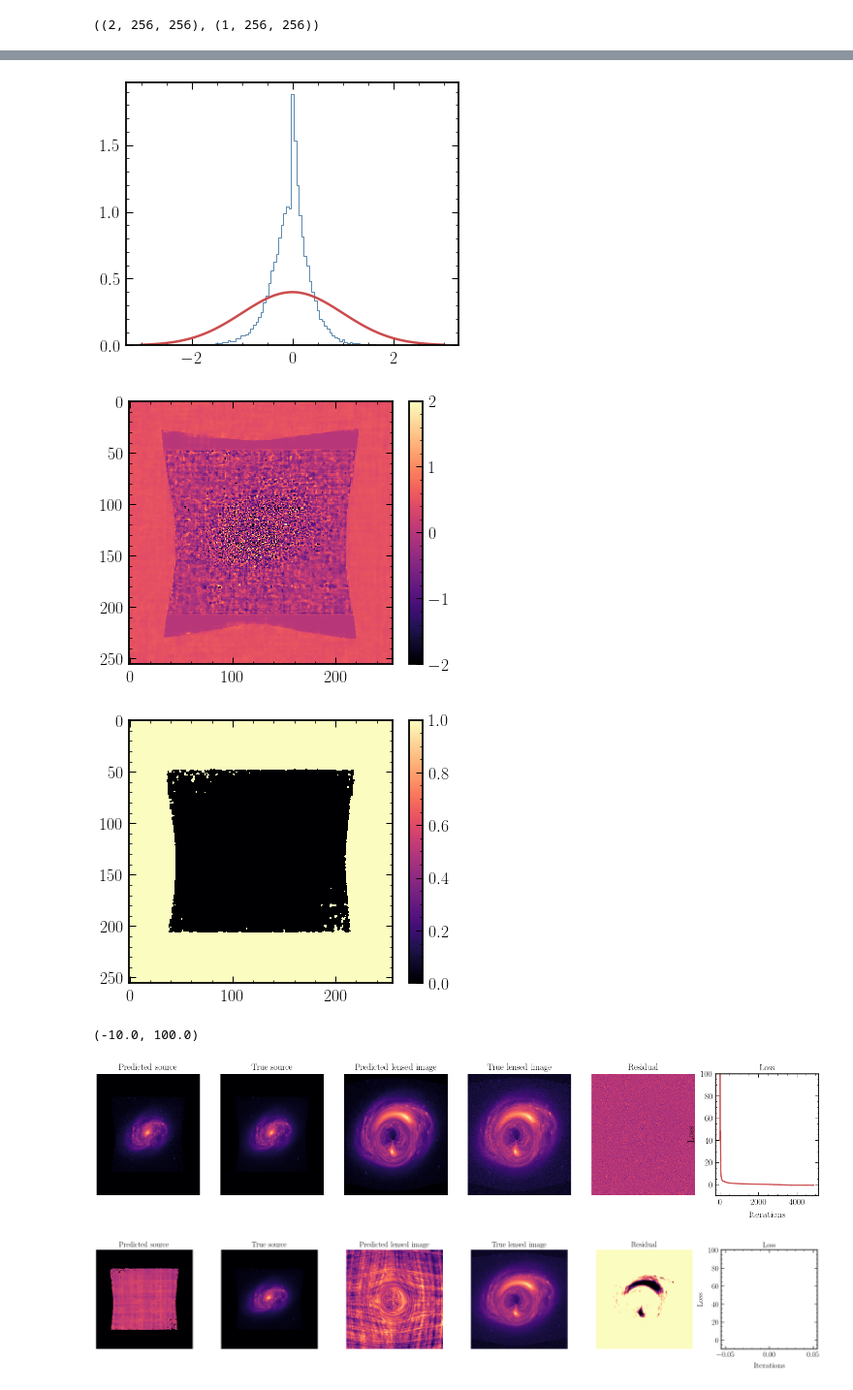
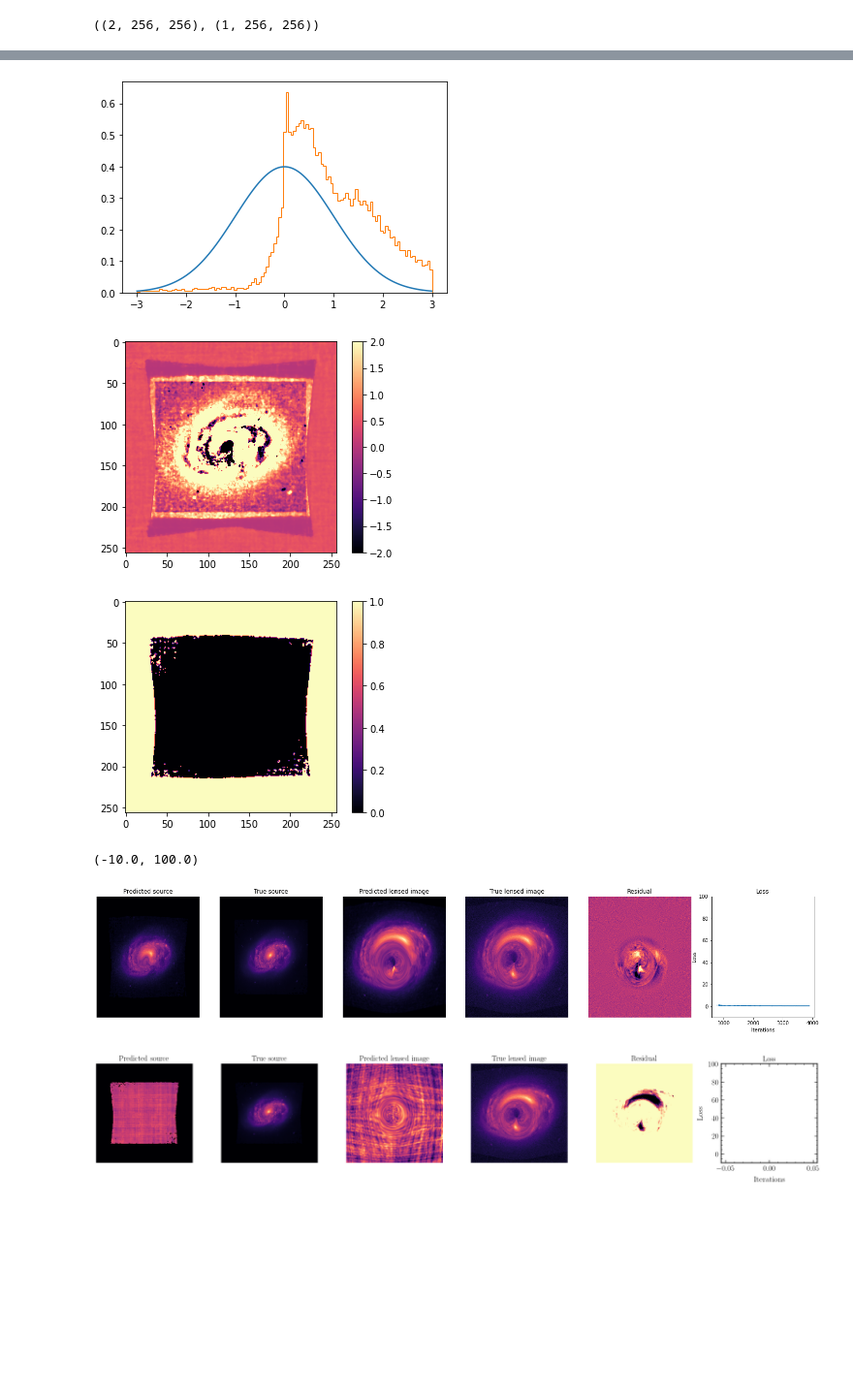
Before and after one commit to smsharma/lensing-neural-fields, a Jupyter notebook: notebooks/nerf_probabilistic_lens.ipynb, the cells around one changed output, grey strips where cells are left out. Shown at 97% size. Drawn from its saved outputs; the diff is of its cells as text; code cells hidden in the pictures; blank space fills up the shorter version.

```diff
--- a/notebooks/nerf_probabilistic_lens.ipynb
+++ b/notebooks/nerf_probabilistic_lens.ipynb
@@ -11,15 +51,15 @@ import jax.numpy as jnp
 # %%
 from einops import rearrange
 # %%
-import matplotlib.pylab as pylab
-import warnings
-import matplotlib.cbook
+# import matplotlib.pylab as pylab
+# import warnings
+# import matplotlib.cbook
 
-from plot_params import params
+# from plot_params import params
 
-warnings.filterwarnings("ignore",category=matplotlib.cbook.mplDeprecation)
+# warnings.filterwarnings("ignore",category=matplotlib.cbook.mplDeprecation)
 
-pylab.rcParams.update(params)
-cols_default = plt.rcParams['axes.prop_cycle'].by_key()['color']
+# pylab.rcParams.update(params)
+# cols_default = plt.rcParams['axes.prop_cycle'].by_key()['color']
 # %%
 from jax.config import config
@@ -426,5 +382,11 @@ DeviceArray([[ 10.0000454 ,   0.        ,   0.        ],
 # %%
 import functools
+from tensorflow_probability.substrates import jax as tfp
+tfb = tfp.bijectors
+
+lower_lims = jnp.array([0.5, -0.5, -0.5])
+upper_lims = jnp.array([2, 0.5, 0.5])
+softclip = tfb.SoftClip(lower_lims, upper_lims, hinge_softness=0.1)
 
 lct = dist.transforms.ScaledUnitLowerCholeskyTransform()
 
@@ -447,12 +409,12 @@ def train_step(state, batch, key, learning_rate_fn):
 
         scale_tri = lct(scale_tri)
 
-        dist_lens = dist.MultivariateNormal(loc=loc, scale_tril=scale_tri)
-        dist_prior_lens = dist.Uniform(low=jnp.array([1.0, -0.5, -0.5]), high=jnp.array([2., 0.5, 0.5]))
+        dist_lens = distrax.MultivariateNormalTri(loc=loc, scale_tri=scale_tri)
+        dist_prior_lens = distrax.Uniform(low=jnp.array([1.0, -0.5, -0.5]), high=jnp.array([2., 0.5, 0.5]))
         # dist_prior_lens = dist.Normal(loc=jnp.array([1.3, 0., 0.]), scale=jnp.array([0.01, 0.3, 0.3]))
 
-        samples_lens = dist_lens.sample(key=key, sample_shape=(n_q_samples,))
-
+        samples_lens = dist_lens.sample(seed=key, sample_shape=(n_q_samples,))
+        # samples_lens = softclip(samples_lens)
         # samples_lens.at[:, 0].set(nn.softplus(samples_lens[:, 0]))
 
         loss_q_lens = jnp.sum(dist_lens.log_prob(samples_lens)) / n_q_samples
@@ -462,11 +424,11 @@ def train_step(state, batch, key, learning_rate_fn):
 
         mu, sigma = nn.softplus(model_output[0]), nn.softplus(model_output[1])
 
-        dist_distrax = dist.Normal(mu, sigma)
-        dist_prior = dist.Normal(loc=0.5 * jnp.ones_like(mu), scale=1. * jnp.ones_like(mu))
+        dist_distrax = distrax.Normal(mu, sigma)
+        dist_prior = distrax.Normal(loc=0.5 * jnp.ones_like(mu), scale=1. * jnp.ones_like(mu))
         # dist_prior = dist.Uniform(low=0.01 * jnp.ones_like(mu), high=0.99 * jnp.ones_like(mu))
 
-        samples = dist_distrax.sample(key=key, sample_shape=(n_q_samples,))
+        samples = dist_distrax.sample(seed=key, sample_shape=(n_q_samples,))
 
         loss_q = jnp.sum(dist_distrax.log_prob(samples)) / n_q_samples # / (n_xy * n_xy)
         loss_prior = -jnp.sum(dist_prior.log_prob(samples)) / n_q_samples # / (n_xy * n_xy)
@@ -503,7 +465,7 @@ weight_decay = 1e-4
 momentum = 0.8
 optimizer_name = "adamw"
 # %%
-train_epochs = 5000
+train_epochs = 4000
 plot_every = 100
 # %%
 from flax.training.lr_schedule import create_cosine_learning_rate_schedule
@@ -755,7 +715,7 @@ z_sc = ((hist["reconstructed_src_mu"][-1][~pixmax_cond]) - im_source[~pixmax_con
 plt.plot(x_bins, norm.pdf(x_bins))
 plt.hist(z_sc, bins=x_bins, histtype='step', density=True);
 # %% [output]
-[figure, old version]
+[figure, new version]
 # %%
 # plt.imshow(hist["reconstructed_src_std"][-1], vmax=0.02)
 # %%
@@ -764,42 +724,42 @@ z_sc = ((hist["reconstructed_src_mu"][-1]) - im_source) / ((hist["reconstructed_
 im = ax.imshow(z_sc, cmap=cmap, vmin=-2, vmax=2)
 cbar = fig.colorbar(im, ax=ax)
 # %% [output]
-[figure, old version]
+[figure, new version]
 # %%
 fig, ax = plt.subplots()
 snr = ((hist["reconstructed_src_mu"][-1])) / ((hist["reconstructed_src_std"])[-1]) < 1
 im = ax.imshow(snr, cmap=cmap, vmin=0, vmax=1)
 cbar = fig.colorbar(im, ax=ax)
 # %% [output]
-[figure, old version]
+[figure, new version]
 # %%
 fig, (ax1, ax2, ax3, ax4, ax5, ax6) = plt.subplots(1, 6, figsize=(26, 4.5))
 
 i = len(hist["reconstructed_src_mu"]) - 1
 
 ax1.imshow((hist["reconstructed_src_mu"][i]) * ~snr, cmap=cmap, vmin=0, vmax=1, aspect="auto")
 # ax1.imshow(gaussian_filter(hist["reconstructed_src_mu"][i] * ~oob_cond, sigma=0.025 / pixel_size, truncate=8.), cmap=cmap, vmin=0, vmax=1, aspect="auto")
 ax1.set_title(f"Predicted source")
 ax1.axis("off")
 ax2.imshow(im_source * ~snr, cmap=cmap, vmin=0, vmax=1, aspect="auto")
 ax2.set_title(f"True source")
 ax2.axis("off")
 ax3.imshow(hist["reconstructed_lens"][i], cmap=cmap, aspect="auto")
 ax3.set_title(f"Predicted lensed image")
 ax3.axis("off")
 ax4.imshow(image_input[0].T, cmap=cmap, aspect="auto")
 ax4.set_title(f"True lensed image")
 ax4.axis("off")
 # im = ax5.imshow((hist["reconstructed_src_mu"][i] - mnist_resized) / np.sqrt(np.exp(hist["reconstructed_src_std"][i])), cmap=cmap, vmin=-3, vmax=3)
 im = ax5.imshow((hist["reconstructed_lens"][i] - image_input[0].T), cmap=cmap, aspect="auto", vmin=-0.2, vmax=0.2)
 ax5.set_title(f"Residual")
 ax5.axis("off")
-ax6.plot(np.arange(plot_every * (i)), np.array(hist["train_loss"][:plot_every * (i)]) / (n_xy * n_xy), color=cols_default[0])
+ax6.plot(np.arange(plot_every * (i)), np.array(hist["train_loss"][:plot_every * (i)]) / (n_xy * n_xy))
 ax6.set_title(f"Loss")
 ax6.set_xlabel(f"Iterations")
 ax6.set_ylabel(f"Loss")
 ax6.set_ylim(-10, 100)
 # %% [output]
 (-10.0, 100.0)
-[figure, old version]
+[figure, new version]
 # %%
```
Also changed, not shown: parts of 49 cells of this notebook.
